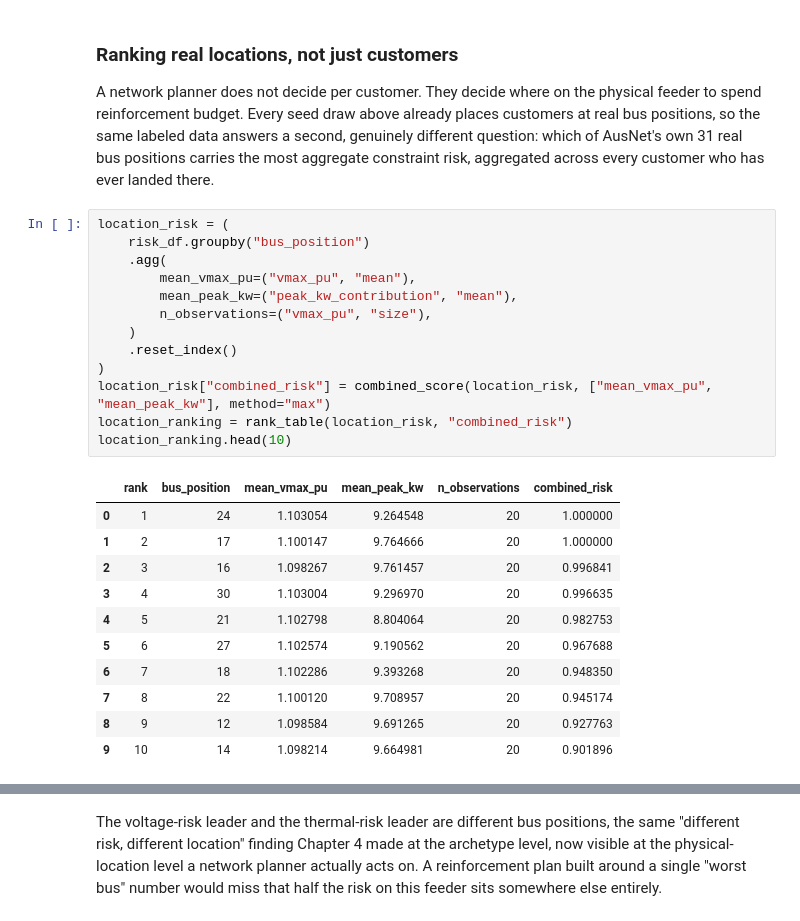
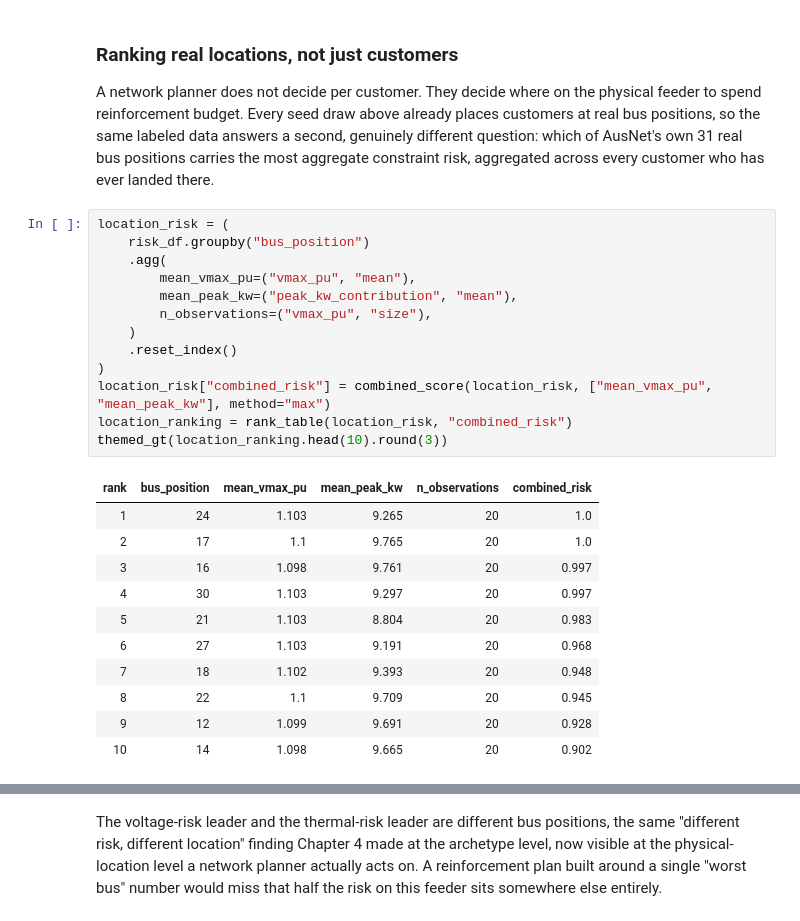
Before and after one commit to sambaiga/ml-energy-disaggregation, a Jupyter notebook: book/04-grid-edge/05-ranking-recommendation-code.ipynb, the cells around one changed output, grey strips where cells are left out. Saved outputs shown, nothing was run; the diff lists cells and outputs as text.

```diff
--- a/book/04-grid-edge/05-ranking-recommendation-code.ipynb
+++ b/book/04-grid-edge/05-ranking-recommendation-code.ipynb
@@ -361,28 +430,28 @@ The rank interval matters as much as the rank itself. It comes from resampling t
 ### Ranking real locations, not just customers
 
 A network planner does not decide per customer. They decide where on the physical feeder to spend reinforcement budget. Every seed draw above already places customers at real bus positions, so the same labeled data answers a second, genuinely different question: which of AusNet's own 31 real bus positions carries the most aggregate constraint risk, aggregated across every customer who has ever landed there.
-# %%
-location_risk = (
-    risk_df.groupby("bus_position")
-    .agg(
-        mean_vmax_pu=("vmax_pu", "mean"),
-        mean_peak_kw=("peak_kw_contribution", "mean"),
-        n_observations=("vmax_pu", "size"),
-    )
-    .reset_index()
-)
-location_risk["combined_risk"] = combined_score(location_risk, ["mean_vmax_pu", "mean_peak_kw"], method="max")
-location_ranking = rank_table(location_risk, "combined_risk")
-location_ranking.head(10)
-# %% [output]
-|  | rank | bus_position | mean_vmax_pu | mean_peak_kw | n_observations | combined_risk |
-| 0 | 1 | 24 | 1.103054 | 9.264548 | 20 | 1.000000 |
-| 1 | 2 | 17 | 1.100147 | 9.764666 | 20 | 1.000000 |
-| 2 | 3 | 16 | 1.098267 | 9.761457 | 20 | 0.996841 |
-| 3 | 4 | 30 | 1.103004 | 9.296970 | 20 | 0.996635 |
-| 4 | 5 | 21 | 1.102798 | 8.804064 | 20 | 0.982753 |
-| 5 | 6 | 27 | 1.102574 | 9.190562 | 20 | 0.967688 |
-| 6 | 7 | 18 | 1.102286 | 9.393268 | 20 | 0.948350 |
-| 7 | 8 | 22 | 1.100120 | 9.708957 | 20 | 0.945174 |
-| 8 | 9 | 12 | 1.098584 | 9.691265 | 20 | 0.927763 |
-| 9 | 10 | 14 | 1.098214 | 9.664981 | 20 | 0.901896 |
+# %%
+location_risk = (
+    risk_df.groupby("bus_position")
+    .agg(
+        mean_vmax_pu=("vmax_pu", "mean"),
+        mean_peak_kw=("peak_kw_contribution", "mean"),
+        n_observations=("vmax_pu", "size"),
+    )
+    .reset_index()
+)
+location_risk["combined_risk"] = combined_score(location_risk, ["mean_vmax_pu", "mean_peak_kw"], method="max")
+location_ranking = rank_table(location_risk, "combined_risk")
+themed_gt(location_ranking.head(10).round(3))
+# %% [output]
+| rank | bus_position | mean_vmax_pu | mean_peak_kw | n_observations | combined_risk |
+| 1 | 24 | 1.103 | 9.265 | 20 | 1.0 |
+| 2 | 17 | 1.1 | 9.765 | 20 | 1.0 |
+| 3 | 16 | 1.098 | 9.761 | 20 | 0.997 |
+| 4 | 30 | 1.103 | 9.297 | 20 | 0.997 |
+| 5 | 21 | 1.103 | 8.804 | 20 | 0.983 |
+| 6 | 27 | 1.103 | 9.191 | 20 | 0.968 |
+| 7 | 18 | 1.102 | 9.393 | 20 | 0.948 |
+| 8 | 22 | 1.1 | 9.709 | 20 | 0.945 |
+| 9 | 12 | 1.099 | 9.691 | 20 | 0.928 |
+| 10 | 14 | 1.098 | 9.665 | 20 | 0.902 |
```
Also changed, not shown: parts of 25 cells of this notebook.
